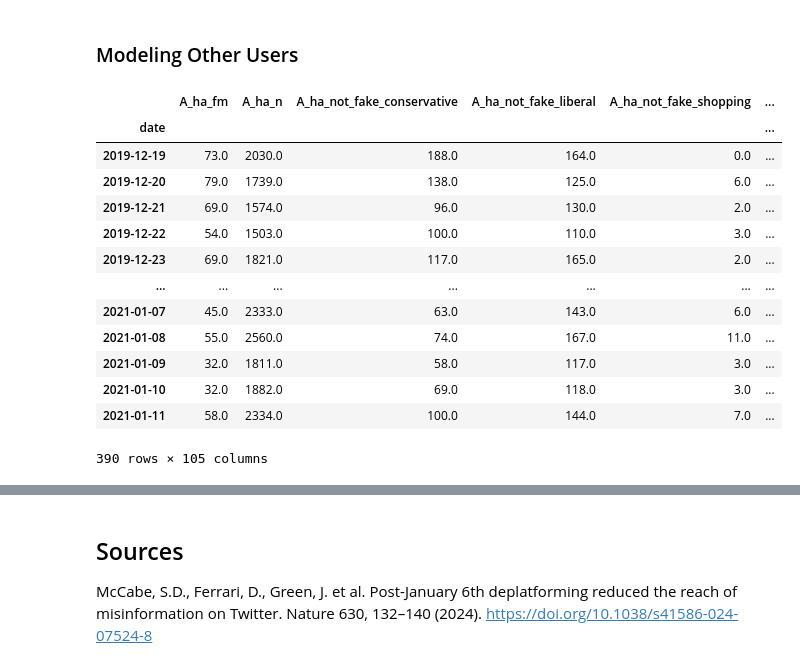
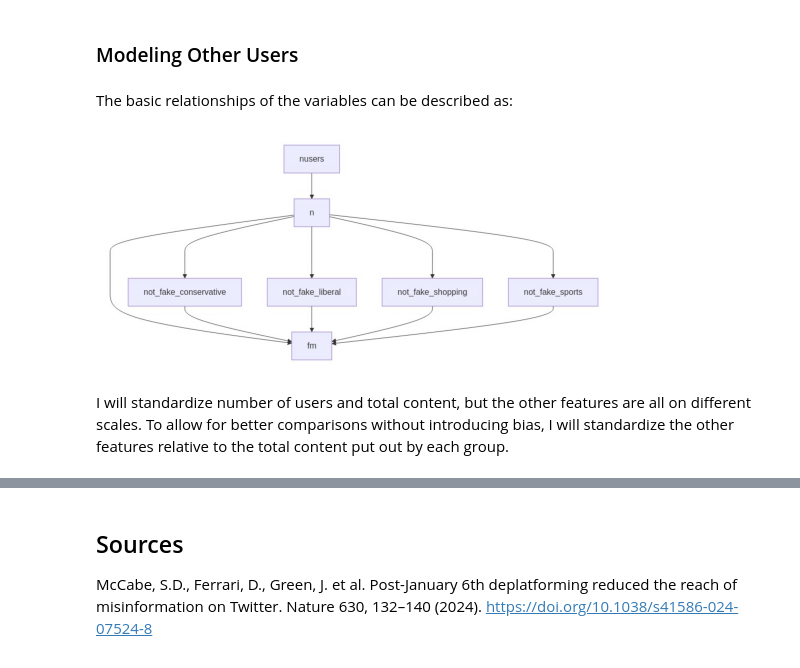
Before and after one commit to emeliasprott/twitter_user_suspension, a Jupyter notebook: cleaned-project-1.ipynb, the cells around one changed output, grey strips where cells are left out. Saved outputs shown, nothing was run; the diff lists cells and outputs as text; code cells hidden in the pictures.

```diff
--- a/cleaned-project-1.ipynb
+++ b/cleaned-project-1.ipynb
@@ -453,7 +459,7 @@ To fully understand the network effects of user suspension, I will need to creat
 # %% [markdown]
 First I'll explore the structure of the data to determine the best way to model the data.
 # %%
-total = pd.read_csv('data/total.csv').drop(columns=['Unnamed: 0'])
+total = pd.read_csv('total.csv').drop(columns=['Unnamed: 0'])
 total[['subset_group', 'subset_activity']] = total['subsets'].str.split('_', expand=True)
 total['date'] = pd.to_datetime(total['date'])
 
@@ -659,27 +700,9 @@ synthetic['sus_la_n'] = suspended_n_prediction('la')
 # %% [markdown]
 ### Modeling Other Users
 # %%
-from sklearn.ensemble import RandomForestRegressor
-
 wide_table_all = pd.DataFrame(pdf.stack().reset_index()).pivot_table(
     index='date',
     columns=['subset_group', 'subset_activity', 'level_3'],
     values=0
 )
 wide_table_all.columns = ['_'.join(col).strip() for col in wide_table_all.columns.values]
-wide_table_all
-# %% [output]
-|  | A_ha_fm | A_ha_n | A_ha_not_fake_conservative | A_ha_not_fake_liberal | A_ha_not_fake_shopping | ... |
-| date |  |  |  |  |  | ... |
-| 2019-12-19 | 73.0 | 2030.0 | 188.0 | 164.0 | 0.0 | ... |
-| 2019-12-20 | 79.0 | 1739.0 | 138.0 | 125.0 | 6.0 | ... |
-| 2019-12-21 | 69.0 | 1574.0 | 96.0 | 130.0 | 2.0 | ... |
-| 2019-12-22 | 54.0 | 1503.0 | 100.0 | 110.0 | 3.0 | ... |
-| 2019-12-23 | 69.0 | 1821.0 | 117.0 | 165.0 | 2.0 | ... |
-| ... | ... | ... | ... | ... | ... | ... |
-| 2021-01-07 | 45.0 | 2333.0 | 63.0 | 143.0 | 6.0 | ... |
-| 2021-01-08 | 55.0 | 2560.0 | 74.0 | 167.0 | 11.0 | ... |
-| 2021-01-09 | 32.0 | 1811.0 | 58.0 | 117.0 | 3.0 | ... |
-| 2021-01-10 | 32.0 | 1882.0 | 69.0 | 118.0 | 3.0 | ... |
-| 2021-01-11 | 58.0 | 2334.0 | 100.0 | 144.0 | 7.0 | ... |
-390 rows × 105 columns
@@ -685,0 +715,27 @@ wide_table_all
+# %% [markdown]
+The basic relationships of the variables can be described as:
+# %%
+def mm(graph):
+    graphbytes = graph.encode("utf8")
+    base64_bytes = base64.urlsafe_b64encode(graphbytes)
+    base64_string = base64_bytes.decode("ascii")
+    img = im.open(io.BytesIO(requests.get('https://mermaid.ink/img/' + base64_string).content))
+    plt.imshow(img)
+    plt.axis('off')
+
+mm("""
+    graph TD
+    a[nusers] --> b[n]
+    c[fm]
+    d[not_fake_conservative]
+    e[not_fake_liberal]
+    f[not_fake_shopping]
+    g[not_fake_sports]
+    b --> d & e & f & g
+    b ----> c
+    d & e & f & g --> c
+    """)
+# %% [output]
+[figure, added]
+# %% [markdown]
+I will standardize number of users and total content, but the other features are all on different scales. To allow for better comparisons without introducing bias, I will standardize the other features relative to the total content put out by each group.
```
Also changed, not shown: parts of 15 cells of this notebook.
